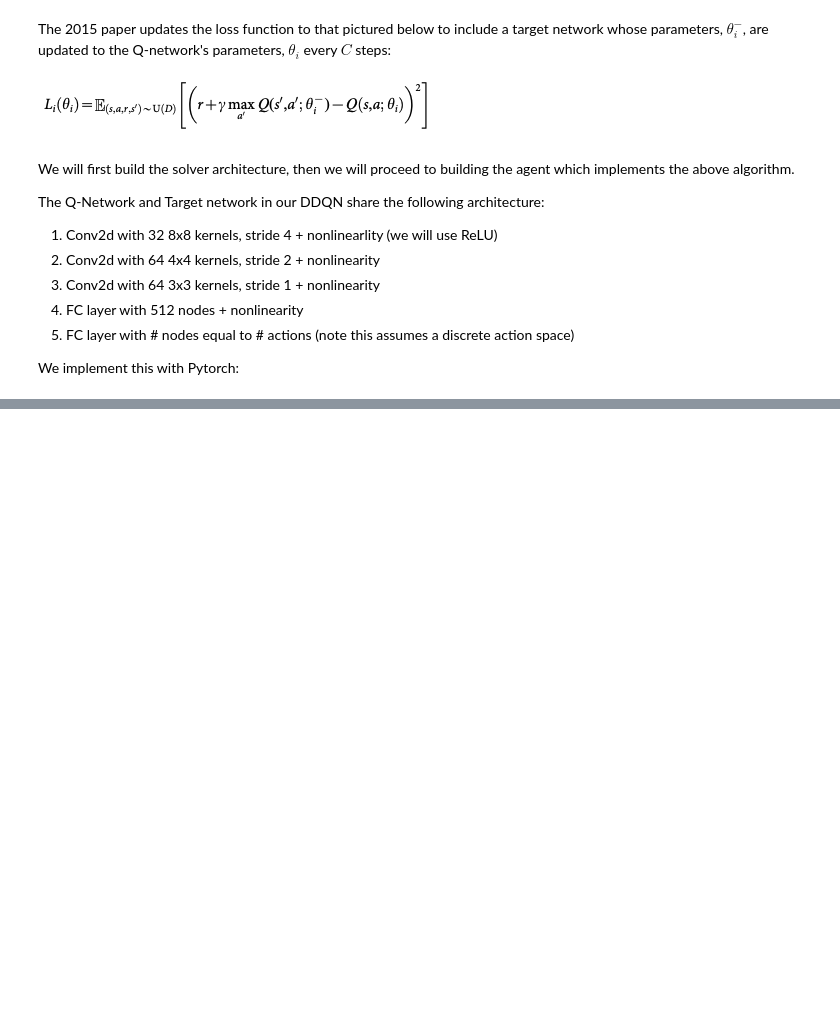
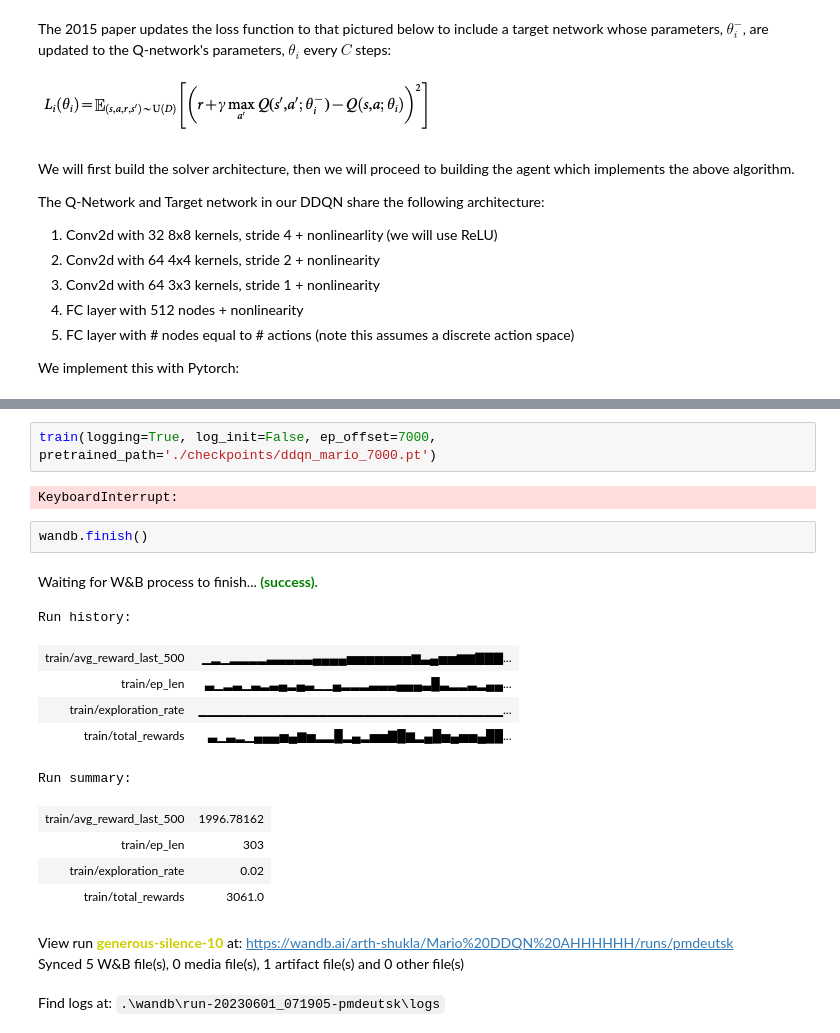
Before and after one commit to arth-shukla/ppo-mario, a Jupyter notebook: mario.ipynb, the cells around one changed output, grey strips where cells are left out. Saved outputs shown, nothing was run; the diff lists cells and outputs as text; blank space fills up the shorter version.

```diff
--- a/mario.ipynb
+++ b/mario.ipynb
@@ -464,0 +514,21 @@ View run at https://wandb.ai/arth-shukla/Mario%20DDQN%20AHHHHHH/runs/rs4vqas1
+# %%
+train(logging=True, log_init=False, ep_offset=7000, pretrained_path='./checkpoints/ddqn_mario_7000.pt')
+# %% [output]
+KeyboardInterrupt:
+# %%
+wandb.finish()
+# %% [output]
+Waiting for W&B process to finish... (success).
+Run history:
+| train/avg_reward_last_500 | ▁▂▁▂▂▂▂▃▃▃▃▃▄▄▄▄▅▅▅▅▅▅▅▆▃▄▅▅▆▆▇▇▇... |
+| train/ep_len | ▃▁▂▃▁▃▂▃▄▂▄▃▁▁▄▂▂▂▃▃▃▄▄▄▃█▃▂▂▃▂▄▄... |
+| train/exploration_rate | ▁▁▁▁▁▁▁▁▁▁▁▁▁▁▁▁▁▁▁▁▁▁▁▁▁▁▁▁▁▁▁▁▁... |
+| train/total_rewards | ▃▁▃▂▁▄▄▄▅▄▆▅▂▂█▂▄▂▅▅▇█▆▂▄█▅▄▅▅▄██... |
+Run summary:
+| train/avg_reward_last_500 | 1996.78162 |
+| train/ep_len | 303 |
+| train/exploration_rate | 0.02 |
+| train/total_rewards | 3061.0 |
+View run generous-silence-10 at: https://wandb.ai/arth-shukla/Mario%20DDQN%20AHHHHHH/runs/pmdeutsk
+Synced 5 W&B file(s), 0 media file(s), 1 artifact file(s) and 0 other file(s)
+Find logs at: .\wandb\run-20230601_071905-pmdeutsk\logs
```
Also changed, not shown: parts of 7 cells of this notebook.
